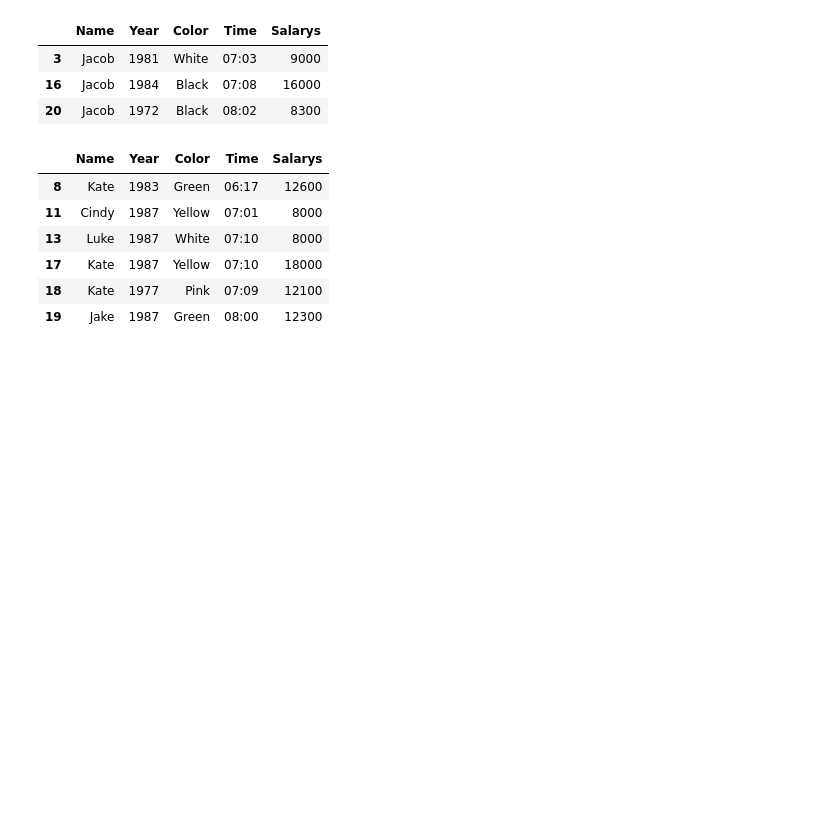
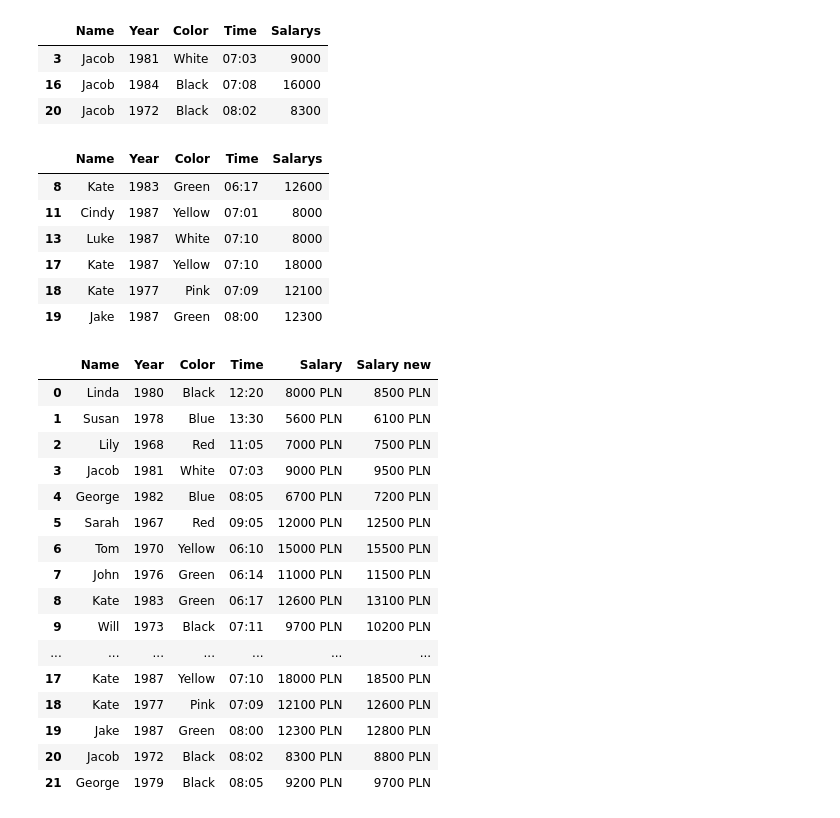
Before and after one commit to agafrac/PandasExc, a Jupyter notebook: DataFramesExtraction.ipynb, the cells around one changed output. Drawn from its saved outputs; the diff is of its cells as text; code cells hidden in the pictures; blank space fills up the shorter version.

```diff
--- a/DataFramesExtraction.ipynb
+++ b/DataFramesExtraction.ipynb
@@ -236,3 +236,37 @@ fram.query("Name == 'Kate' or Year == 1987")
 | 17 | Kate | 1987 | Yellow | 07:10 | 18000 |
 | 18 | Kate | 1977 | Pink | 07:09 | 12100 |
 | 19 | Jake | 1987 | Green | 08:00 | 12300 |
+# %%
+def plus(x):
+    return x + 500
+
+for y in fram["Salary"]:
+    fram["Salary new"] = fram["Salary"] + 500
+
+def func(number):
+    return str(number) + " PLN"
+
+column1 = ["Salary new", "Salary"]
+
+for col in column1:
+    fram[col] = fram[col].apply(func)
+
+fram
+# %% [output]
+|  | Name | Year | Color | Time | Salary | Salary new |
+| 0 | Linda | 1980 | Black | 12:20 | 8000 PLN | 8500 PLN |
+| 1 | Susan | 1978 | Blue | 13:30 | 5600 PLN | 6100 PLN |
+| 2 | Lily | 1968 | Red | 11:05 | 7000 PLN | 7500 PLN |
+| 3 | Jacob | 1981 | White | 07:03 | 9000 PLN | 9500 PLN |
+| 4 | George | 1982 | Blue | 08:05 | 6700 PLN | 7200 PLN |
+| 5 | Sarah | 1967 | Red | 09:05 | 12000 PLN | 12500 PLN |
+| 6 | Tom | 1970 | Yellow | 06:10 | 15000 PLN | 15500 PLN |
+| 7 | John | 1976 | Green | 06:14 | 11000 PLN | 11500 PLN |
+| 8 | Kate | 1983 | Green | 06:17 | 12600 PLN | 13100 PLN |
+| 9 | Will | 1973 | Black | 07:11 | 9700 PLN | 10200 PLN |
+| ... | ... | ... | ... | ... | ... | ... |
+| 17 | Kate | 1987 | Yellow | 07:10 | 18000 PLN | 18500 PLN |
+| 18 | Kate | 1977 | Pink | 07:09 | 12100 PLN | 12600 PLN |
+| 19 | Jake | 1987 | Green | 08:00 | 12300 PLN | 12800 PLN |
+| 20 | Jacob | 1972 | Black | 08:02 | 8300 PLN | 8800 PLN |
+| 21 | George | 1979 | Black | 08:05 | 9200 PLN | 9700 PLN |
```
